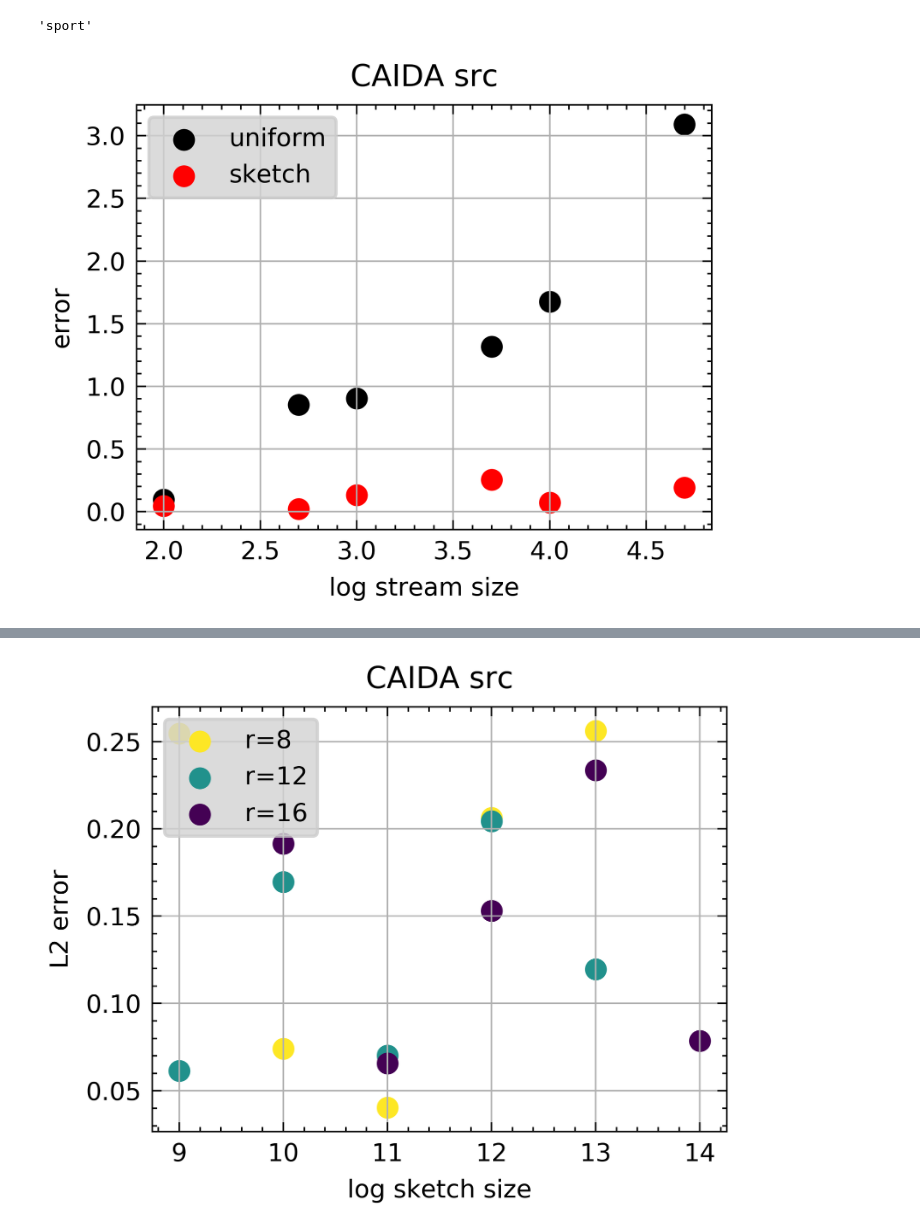
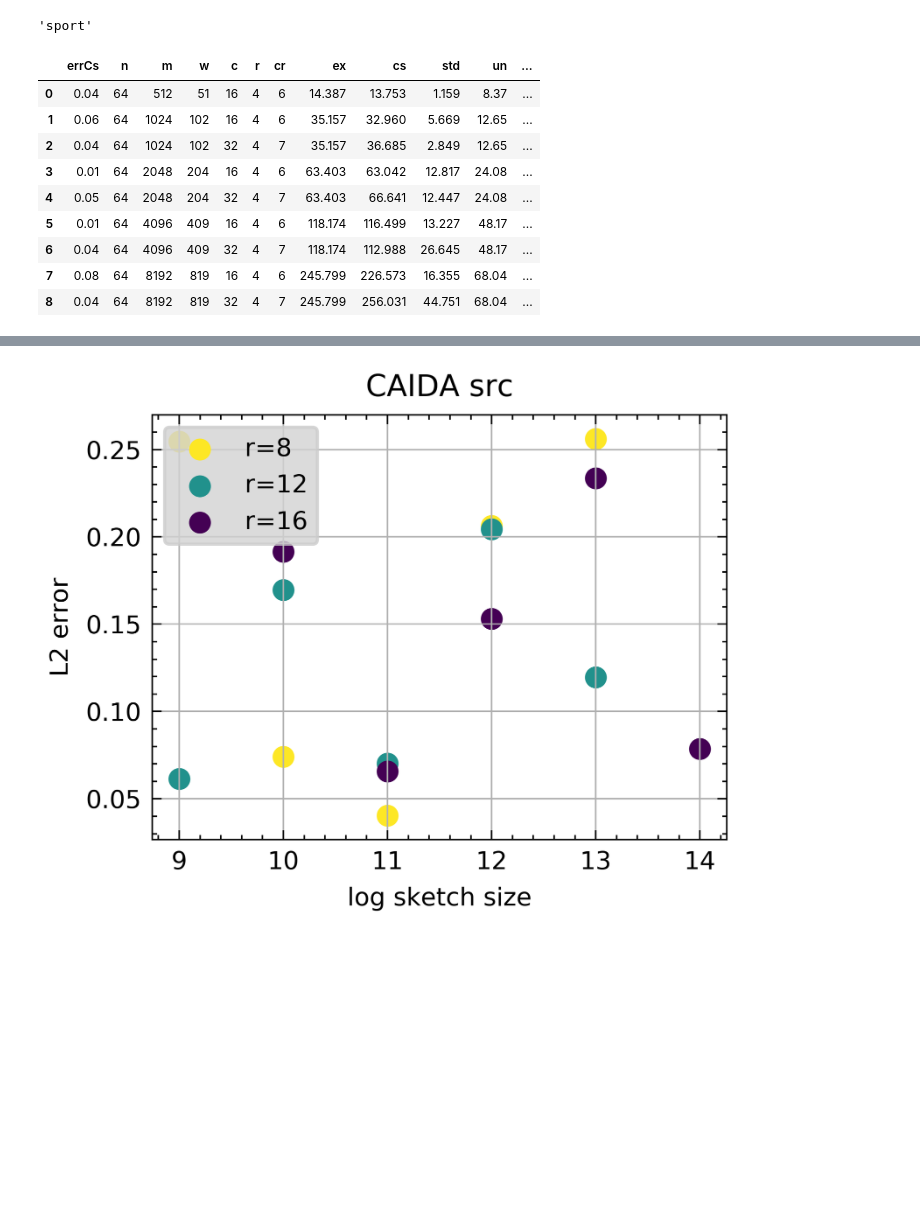
Before and after one commit to ViskaWei/SWindow, a Jupyter notebook: nb/eval_norms.ipynb, the cells around one changed output, grey strips where cells are left out. Drawn from its saved outputs; the diff is of its cells as text; code cells hidden in the pictures; blank space fills up the shorter version.

```diff
--- a/nb/eval_norms.ipynb
+++ b/nb/eval_norms.ipynb
@@ -96,7 +72,3 @@ filename = '/out/trff_sport__csL_1011_01:23.csv'
 filename.split('_')[1]
 # %% [output]
 'sport'
-# %%
-out2 = get_pd('trff_src__mL_c1024_1011_16:06.csv', mLoop=True)
-# %% [output]
-[figure, removed]
@@ -102,0 +81,13 @@ out2 = get_pd('trff_src__mL_c1024_1011_16:06.csv', mLoop=True)
+# %%
+out3
+# %% [output]
+|  | errCs | n | m | w | c | r | cr | ex | cs | std | un | ... |
+| 0 | 0.04 | 64 | 512 | 51 | 16 | 4 | 6 | 14.387 | 13.753 | 1.159 | 8.37 | ... |
+| 1 | 0.06 | 64 | 1024 | 102 | 16 | 4 | 6 | 35.157 | 32.960 | 5.669 | 12.65 | ... |
+| 2 | 0.04 | 64 | 1024 | 102 | 32 | 4 | 7 | 35.157 | 36.685 | 2.849 | 12.65 | ... |
+| 3 | 0.01 | 64 | 2048 | 204 | 16 | 4 | 6 | 63.403 | 63.042 | 12.817 | 24.08 | ... |
+| 4 | 0.05 | 64 | 2048 | 204 | 32 | 4 | 7 | 63.403 | 66.641 | 12.447 | 24.08 | ... |
+| 5 | 0.01 | 64 | 4096 | 409 | 16 | 4 | 6 | 118.174 | 116.499 | 13.227 | 48.17 | ... |
+| 6 | 0.04 | 64 | 4096 | 409 | 32 | 4 | 7 | 118.174 | 112.988 | 26.645 | 48.17 | ... |
+| 7 | 0.08 | 64 | 8192 | 819 | 16 | 4 | 6 | 245.799 | 226.573 | 16.355 | 68.04 | ... |
+| 8 | 0.04 | 64 | 8192 | 819 | 32 | 4 | 7 | 245.799 | 256.031 | 44.751 | 68.04 | ... |
```
Also changed, not shown: parts of 36 cells of this notebook, 17 other files.
